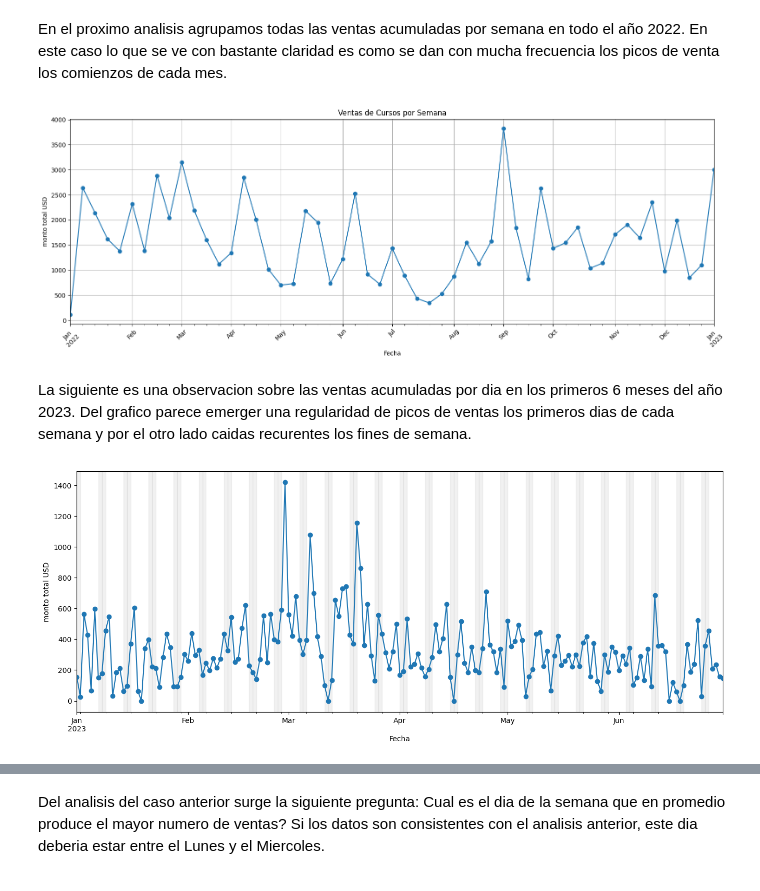
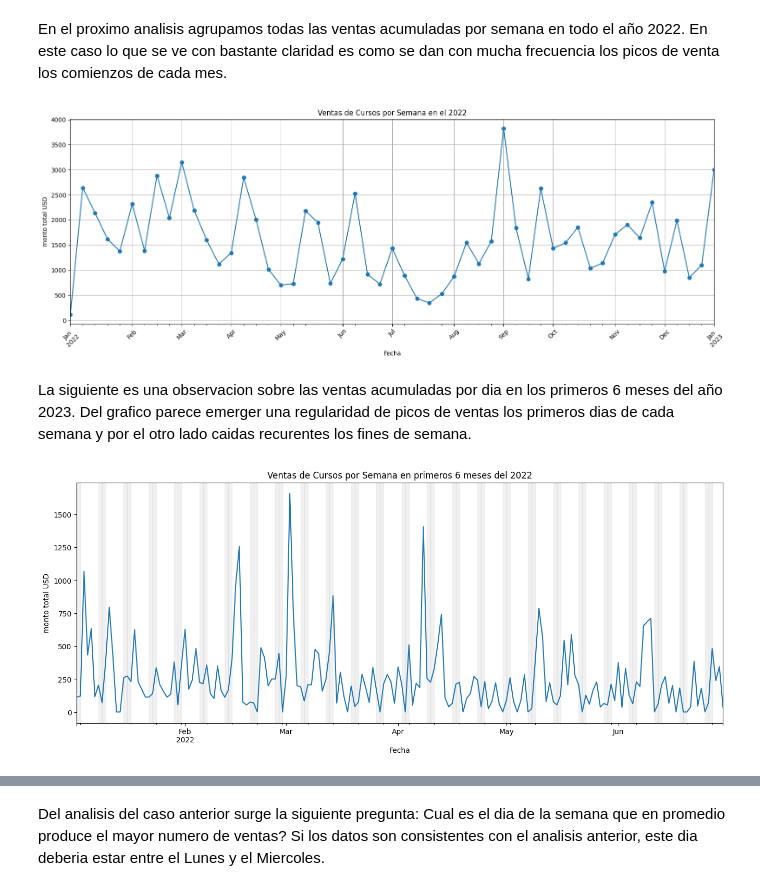
Before and after one commit to jpgomz/mentoria-diplodatos-2024-analisis-cursos-previsionales, a Jupyter notebook: ayvd.ipynb, the cells around one changed output, grey strips where cells are left out. Cells and saved outputs as stored; diff of their text form; code cells hidden in the pictures.

```diff
--- a/ayvd.ipynb
+++ b/ayvd.ipynb
@@ -255,7 +255,7 @@ ventas_semanales = df_merged.loc['2022', 'monto total USD'].resample('W').sum()
 plt.figure(figsize=(16, 6))
 ax = ventas_semanales.plot(marker='o', linestyle='-')
 
-plt.title('Ventas de Cursos por Semana')
+plt.title('Ventas de Cursos por Semana en el 2022')
 plt.xlabel('Fecha')
 plt.ylabel('monto total USD')
 plt.grid(True)
@@ -263,19 +263,21 @@ plt.xticks(rotation=45)
 plt.tight_layout()
 plt.show()
 # %% [output]
-[figure, old version]
+[figure, new version]
 # %% [markdown]
 La siguiente es una observacion sobre las ventas acumuladas por dia en los primeros 6 meses del año 2023. Del grafico parece emerger una regularidad de picos de ventas los primeros dias de cada semana y por el otro lado caidas recurentes los fines de semana.
 # %%
-ventas_diarias = df_merged.loc['2023-01':'2023-06', 'monto total USD'].resample('D').sum()
+df_merged = df_merged.sort_index()
+ventas_diarias = df_merged.loc['2022-01':'2022-06', 'monto total USD'].resample('D').sum()
 
 plt.figure(figsize=(16, 6))
-ax = ventas_diarias.plot(marker='o', linestyle='-')
+plt.title('Ventas de Cursos por Semana en primeros 6 meses del 2022')
+ax = ventas_diarias.plot(linestyle='-')
 ax.set_ylabel('monto total USD')
 
 # Marcar los fines de semana
 weekends = ventas_diarias.index[ventas_diarias.index.weekday >= 5]  # Filtrar los días sábado (5) y domingo (6)
 for weekend in weekends:
     plt.axvspan(weekend, weekend + pd.Timedelta(days=1), color='lightgrey', alpha=0.3)
 # %% [output]
-[figure, old version]
+[figure, new version]
```
Also changed, not shown: parts of 2 cells of this notebook.
